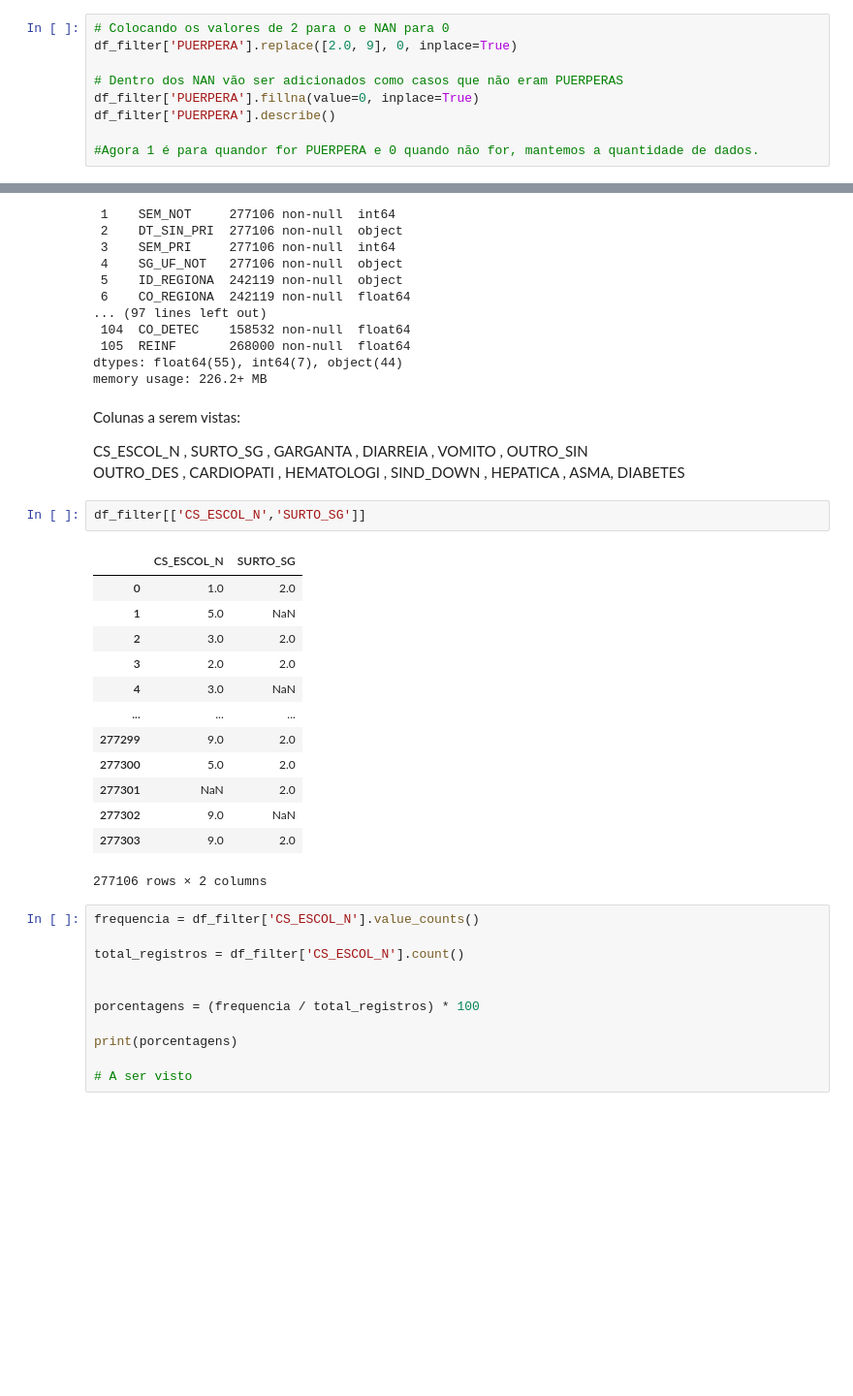
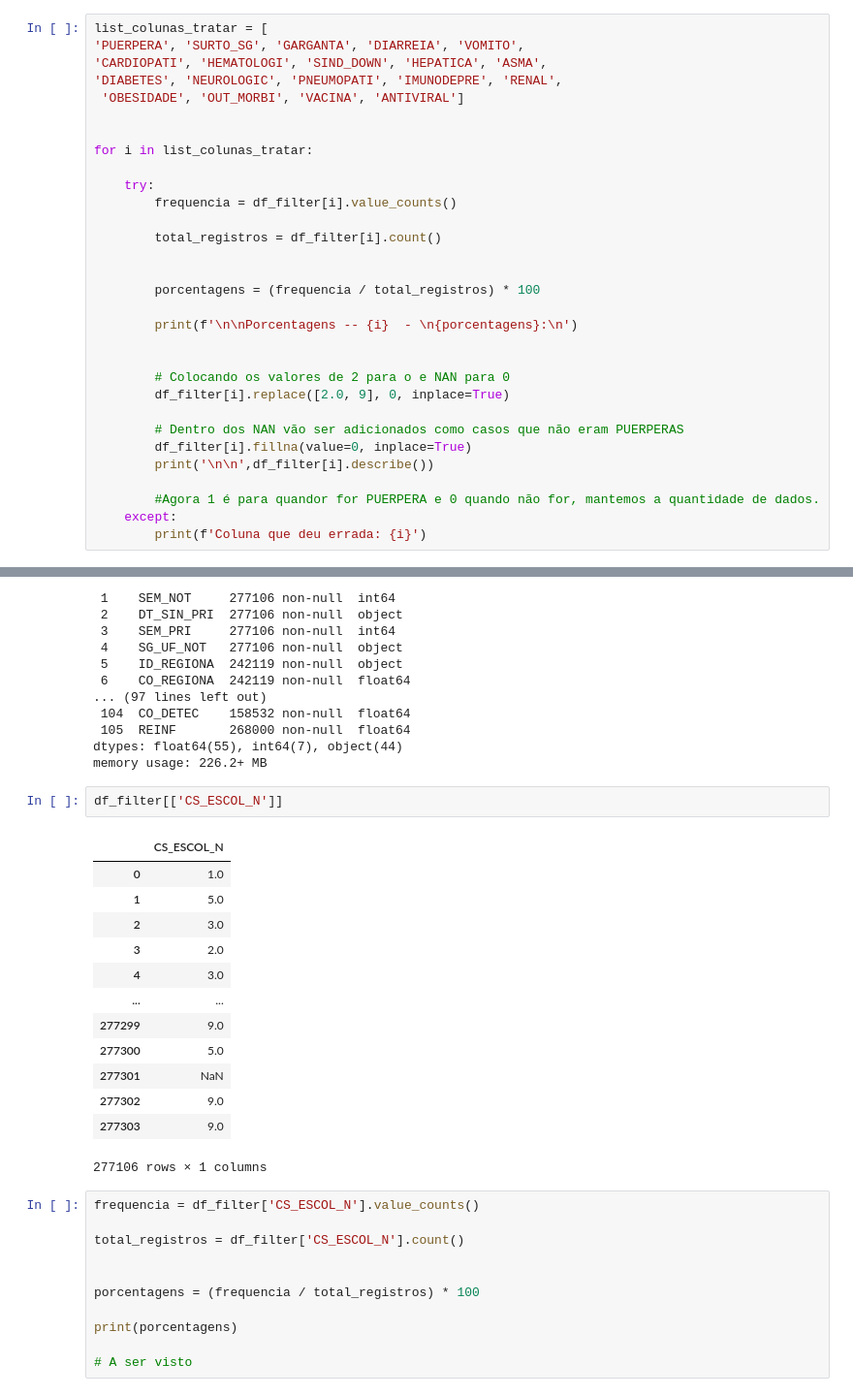
Before and after one commit to GTBelini22/Modelo-de-machine-learning-para-predicao-de-problemas-respiratorios, a Jupyter notebook: Tratando_os_dados.ipynb, the cells around one changed output, grey strips where cells are left out. Shown at 97% size. Cells and saved outputs as stored; diff of their text form; blank space fills up the shorter version.

Commit message:
Alterado a lógica para tratar os dados das colunas com valores 2.0 e 1.0

```diff
--- a/Tratando_os_dados.ipynb
+++ b/Tratando_os_dados.ipynb
@@ -196,10 +180,32 @@ df_filter[['PUERPERA','PCR_RESUL','CLASSI_FIN']].head(10)
 # %%
-# Colocando os valores de 2 para o e NAN para 0
-df_filter['PUERPERA'].replace([2.0, 9], 0, inplace=True)
+list_colunas_tratar = [
+'PUERPERA', 'SURTO_SG', 'GARGANTA', 'DIARREIA', 'VOMITO',
+'CARDIOPATI', 'HEMATOLOGI', 'SIND_DOWN', 'HEPATICA', 'ASMA',
+'DIABETES', 'NEUROLOGIC', 'PNEUMOPATI', 'IMUNODEPRE', 'RENAL',
+ 'OBESIDADE', 'OUT_MORBI', 'VACINA', 'ANTIVIRAL']
 
-# Dentro dos NAN vão ser adicionados como casos que não eram PUERPERAS
-df_filter['PUERPERA'].fillna(value=0, inplace=True)
-df_filter['PUERPERA'].describe()
 
-#Agora 1 é para quandor for PUERPERA e 0 quando não for, mantemos a quantidade de dados.
+for i in list_colunas_tratar:
+
+    try:
+        frequencia = df_filter[i].value_counts()
+
+        total_registros = df_filter[i].count()
+
+
+        porcentagens = (frequencia / total_registros) * 100
+
+        print(f'\n\nPorcentagens -- {i}  - \n{porcentagens}:\n')
+
+
+        # Colocando os valores de 2 para o e NAN para 0
+        df_filter[i].replace([2.0, 9], 0, inplace=True)
+
+        # Dentro dos NAN vão ser adicionados como casos que não eram PUERPERAS
+        df_filter[i].fillna(value=0, inplace=True)
+        print('\n\n',df_filter[i].describe())
+
+        #Agora 1 é para quandor for PUERPERA e 0 quando não for, mantemos a quantidade de dados.
+    except:
+        print(f'Coluna que deu errada: {i}')
 # %% [output]
@@ -232,27 +246,22 @@ Data columns (total 106 columns):
  105  REINF       268000 non-null  float64
 dtypes: float64(55), int64(7), object(44)
 memory usage: 226.2+ MB
-# %% [markdown]
-Colunas a serem vistas:
-
-CS_ESCOL_N , SURTO_SG , GARGANTA  , DIARREIA , VOMITO  , OUTRO_SIN
-OUTRO_DES  , CARDIOPATI  , HEMATOLOGI  , SIND_DOWN   , HEPATICA   , ASMA,  DIABETES
 # %%
-df_filter[['CS_ESCOL_N','SURTO_SG']]
+df_filter[['CS_ESCOL_N']]
 # %% [output]
-|  | CS_ESCOL_N | SURTO_SG |
-| 0 | 1.0 | 2.0 |
-| 1 | 5.0 | NaN |
-| 2 | 3.0 | 2.0 |
-| 3 | 2.0 | 2.0 |
-| 4 | 3.0 | NaN |
-| ... | ... | ... |
-| 277299 | 9.0 | 2.0 |
-| 277300 | 5.0 | 2.0 |
-| 277301 | NaN | 2.0 |
-| 277302 | 9.0 | NaN |
-| 277303 | 9.0 | 2.0 |
+|  | CS_ESCOL_N |
+| 0 | 1.0 |
+| 1 | 5.0 |
+| 2 | 3.0 |
+| 3 | 2.0 |
+| 4 | 3.0 |
+| ... | ... |
+| 277299 | 9.0 |
+| 277300 | 5.0 |
+| 277301 | NaN |
+| 277302 | 9.0 |
+| 277303 | 9.0 |
-277106 rows × 2 columns
+277106 rows × 1 columns
 # %%
 frequencia = df_filter['CS_ESCOL_N'].value_counts()
 
```
Also changed, not shown: parts of 33 cells of this notebook.
